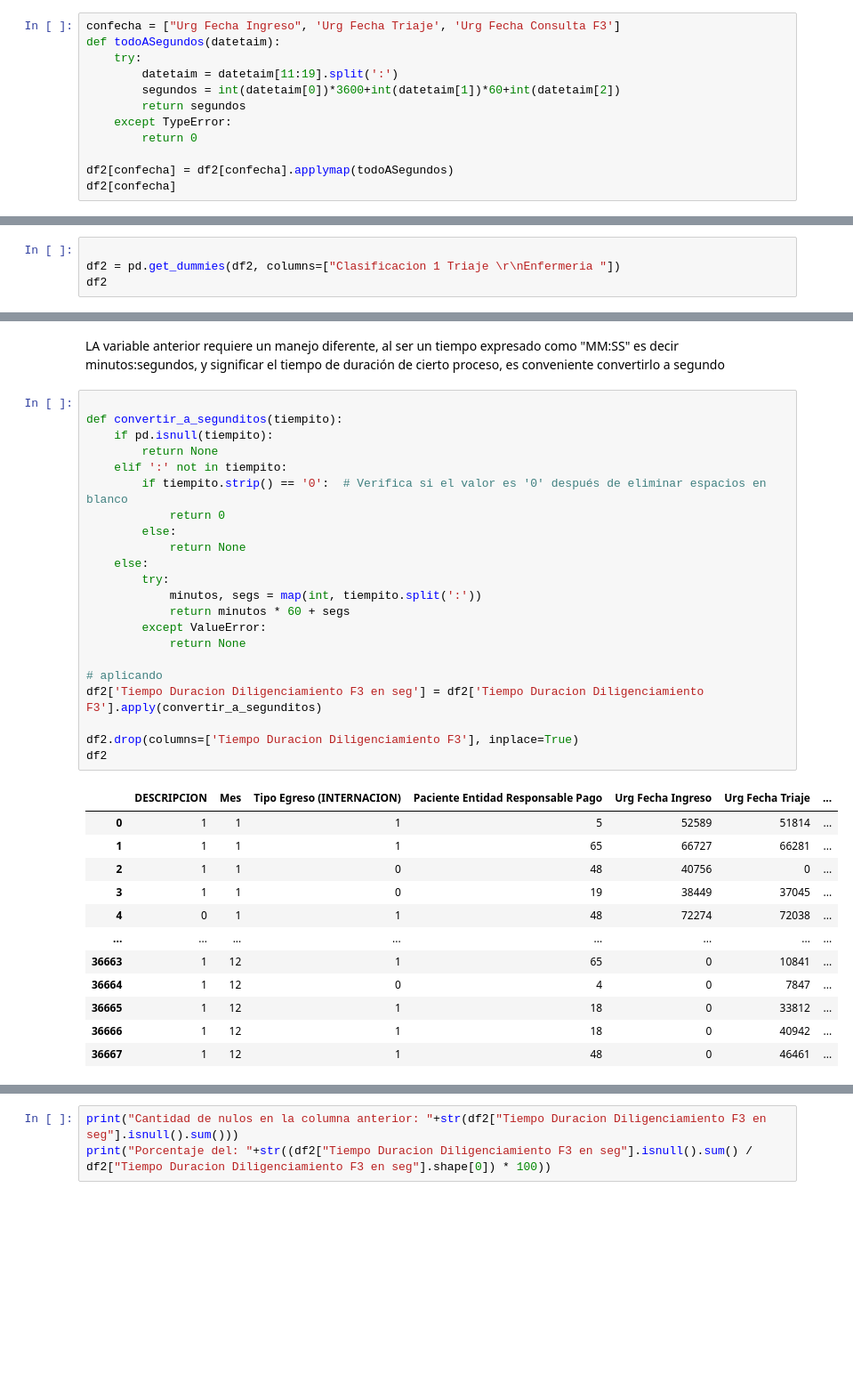
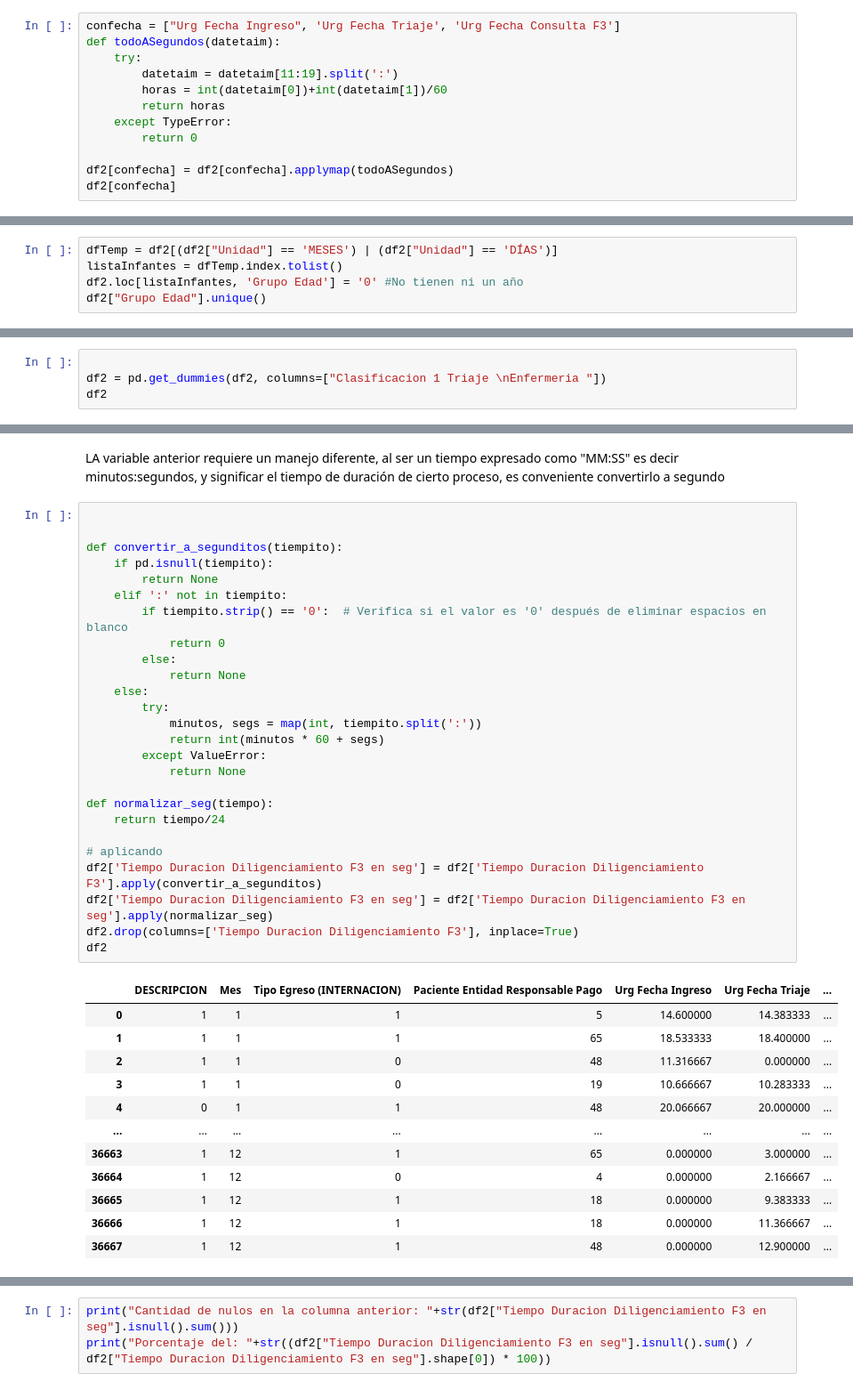
Before and after one commit to AndresBanquezBio/BDUrgencias, a Jupyter notebook: NoteBook/modelos.ipynb, the cells around one changed output, grey strips where cells are left out. Shown: that part at 89% size. Saved outputs shown, nothing was run; the diff lists cells and outputs as text; blank space fills up the shorter version.

```diff
--- a/NoteBook/modelos.ipynb
+++ b/NoteBook/modelos.ipynb
@@ -128,8 +128,8 @@ confecha = ["Urg Fecha Ingreso", 'Urg Fecha Triaje', 'Urg Fecha Consulta F3']
 def todoASegundos(datetaim):
     try:
         datetaim = datetaim[11:19].split(':')
-        segundos = int(datetaim[0])*3600+int(datetaim[1])*60+int(datetaim[2])
-        return segundos
+        horas = int(datetaim[0])+int(datetaim[1])/60
+        return horas
     except TypeError:
         return 0
 
@@ -181,3 +181,8 @@ For example, when doing 'df[col].method(value, inplace=True)', try using 'df.met
   df2["Paciente Sexo"].replace({'FEMENINO': 0, 'MASCULINO': 1}, inplace=True)
 # %% [markdown]
 Ahora se ejecutarán todas las que se hagan con one-hot-encoding
+# %%
+dfTemp = df2[(df2["Unidad"] == 'MESES') | (df2["Unidad"] == 'DÍAS')]
+listaInfantes = dfTemp.index.tolist()
+df2.loc[listaInfantes, 'Grupo Edad'] = '0' #No tienen ni un año
+df2["Grupo Edad"].unique()
@@ -232,7 +241,7 @@ array(['TRIAJE 3', 'NO APLICA', 'TRIAJE 2', 'TRIAJE 1', 'TRIAJE 4',
 Para esta variables es conveniente hacer un onehot enconding
 # %%
 
-df2 = pd.get_dummies(df2, columns=["Clasificacion 1 Triaje \r\nEnfermeria "])
+df2 = pd.get_dummies(df2, columns=["Clasificacion 1 Triaje \nEnfermeria "])
 df2
 # %% [output]
 |  | DESCRIPCION | Mes | Tipo Egreso (INTERNACION) | Paciente Entidad Responsable Pago | Urg Fecha Ingreso | Urg Fecha Triaje | ... |
@@ -335,40 +344,44 @@ Name: Tiempo Duracion Diligenciamiento F3, Length: 36668, dtype: object
 # %% [markdown]
 LA variable anterior requiere un manejo diferente, al ser un tiempo expresado como "MM:SS" es decir minutos:segundos, y significar el tiempo de duración de cierto proceso, es conveniente convertirlo a segundo
 # %%
+
 
 def convertir_a_segunditos(tiempito):
     if pd.isnull(tiempito):
         return None
     elif ':' not in tiempito:
         if tiempito.strip() == '0':  # Verifica si el valor es '0' después de eliminar espacios en blanco
             return 0
         else:
             return None
     else:
         try:
             minutos, segs = map(int, tiempito.split(':'))
-            return minutos * 60 + segs
+            return int(minutos * 60 + segs)
         except ValueError:
             return None
 
+def normalizar_seg(tiempo):
+    return tiempo/24
+
 # aplicando
 df2['Tiempo Duracion Diligenciamiento F3 en seg'] = df2['Tiempo Duracion Diligenciamiento F3'].apply(convertir_a_segunditos)
-
+df2['Tiempo Duracion Diligenciamiento F3 en seg'] = df2['Tiempo Duracion Diligenciamiento F3 en seg'].apply(normalizar_seg)
 df2.drop(columns=['Tiempo Duracion Diligenciamiento F3'], inplace=True)
 df2
 # %% [output]
 |  | DESCRIPCION | Mes | Tipo Egreso (INTERNACION) | Paciente Entidad Responsable Pago | Urg Fecha Ingreso | Urg Fecha Triaje | ... |
-| 0 | 1 | 1 | 1 | 5 | 52589 | 51814 | ... |
-| 1 | 1 | 1 | 1 | 65 | 66727 | 66281 | ... |
-| 2 | 1 | 1 | 0 | 48 | 40756 | 0 | ... |
-| 3 | 1 | 1 | 0 | 19 | 38449 | 37045 | ... |
-| 4 | 0 | 1 | 1 | 48 | 72274 | 72038 | ... |
+| 0 | 1 | 1 | 1 | 5 | 14.600000 | 14.383333 | ... |
+| 1 | 1 | 1 | 1 | 65 | 18.533333 | 18.400000 | ... |
+| 2 | 1 | 1 | 0 | 48 | 11.316667 | 0.000000 | ... |
+| 3 | 1 | 1 | 0 | 19 | 10.666667 | 10.283333 | ... |
+| 4 | 0 | 1 | 1 | 48 | 20.066667 | 20.000000 | ... |
 | ... | ... | ... | ... | ... | ... | ... | ... |
-| 36663 | 1 | 12 | 1 | 65 | 0 | 10841 | ... |
-| 36664 | 1 | 12 | 0 | 4 | 0 | 7847 | ... |
-| 36665 | 1 | 12 | 1 | 18 | 0 | 33812 | ... |
-| 36666 | 1 | 12 | 1 | 18 | 0 | 40942 | ... |
-| 36667 | 1 | 12 | 1 | 48 | 0 | 46461 | ... |
+| 36663 | 1 | 12 | 1 | 65 | 0.000000 | 3.000000 | ... |
+| 36664 | 1 | 12 | 0 | 4 | 0.000000 | 2.166667 | ... |
+| 36665 | 1 | 12 | 1 | 18 | 0.000000 | 9.383333 | ... |
+| 36666 | 1 | 12 | 1 | 18 | 0.000000 | 11.366667 | ... |
+| 36667 | 1 | 12 | 1 | 48 | 0.000000 | 12.900000 | ... |
 36668 rows × 80 columns
 # %%
 print("Cantidad de nulos en la columna anterior: "+str(df2["Tiempo Duracion Diligenciamiento F3 en seg"].isnull().sum()))
```
Also changed, not shown: parts of 12 cells of this notebook, 2 other files.
